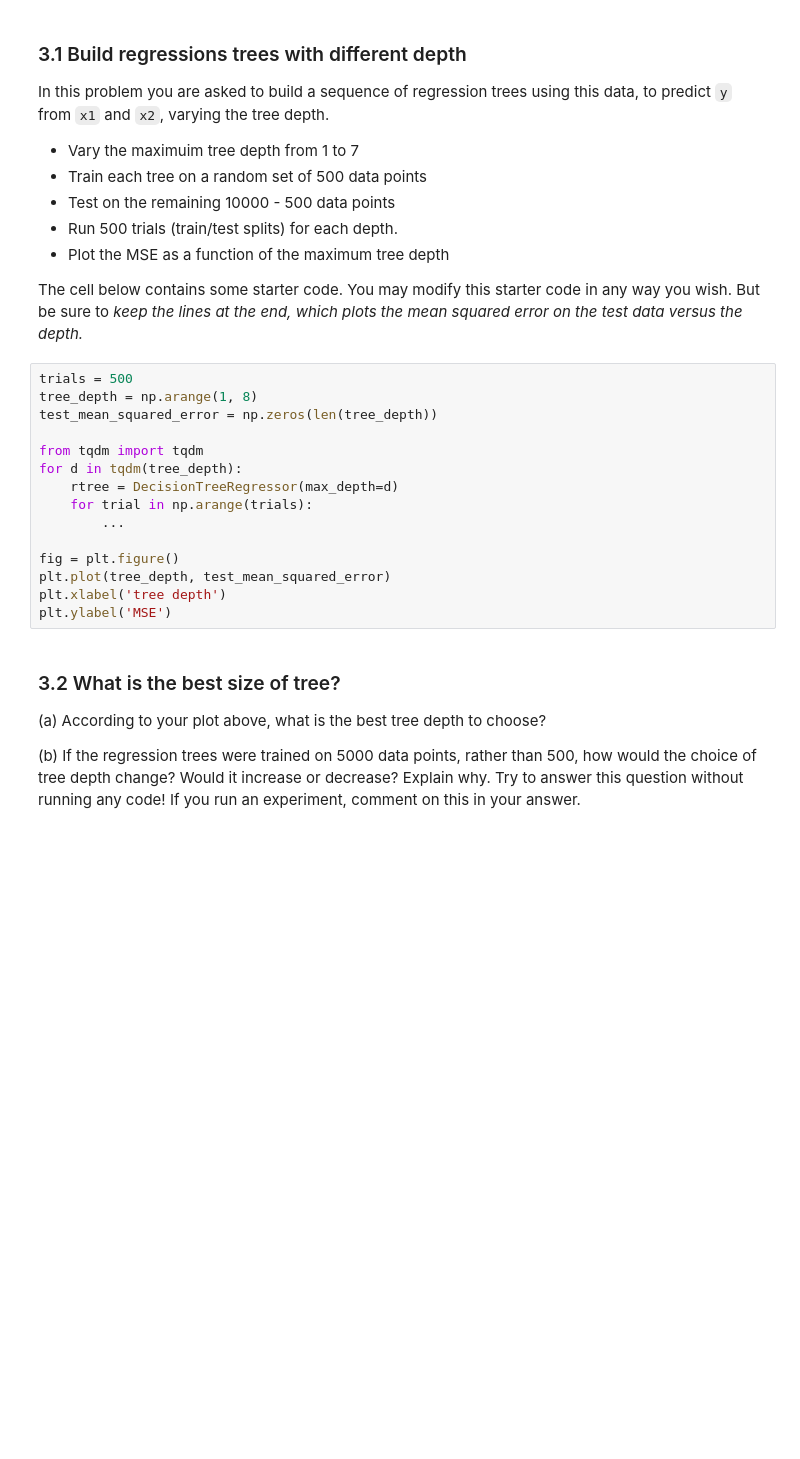
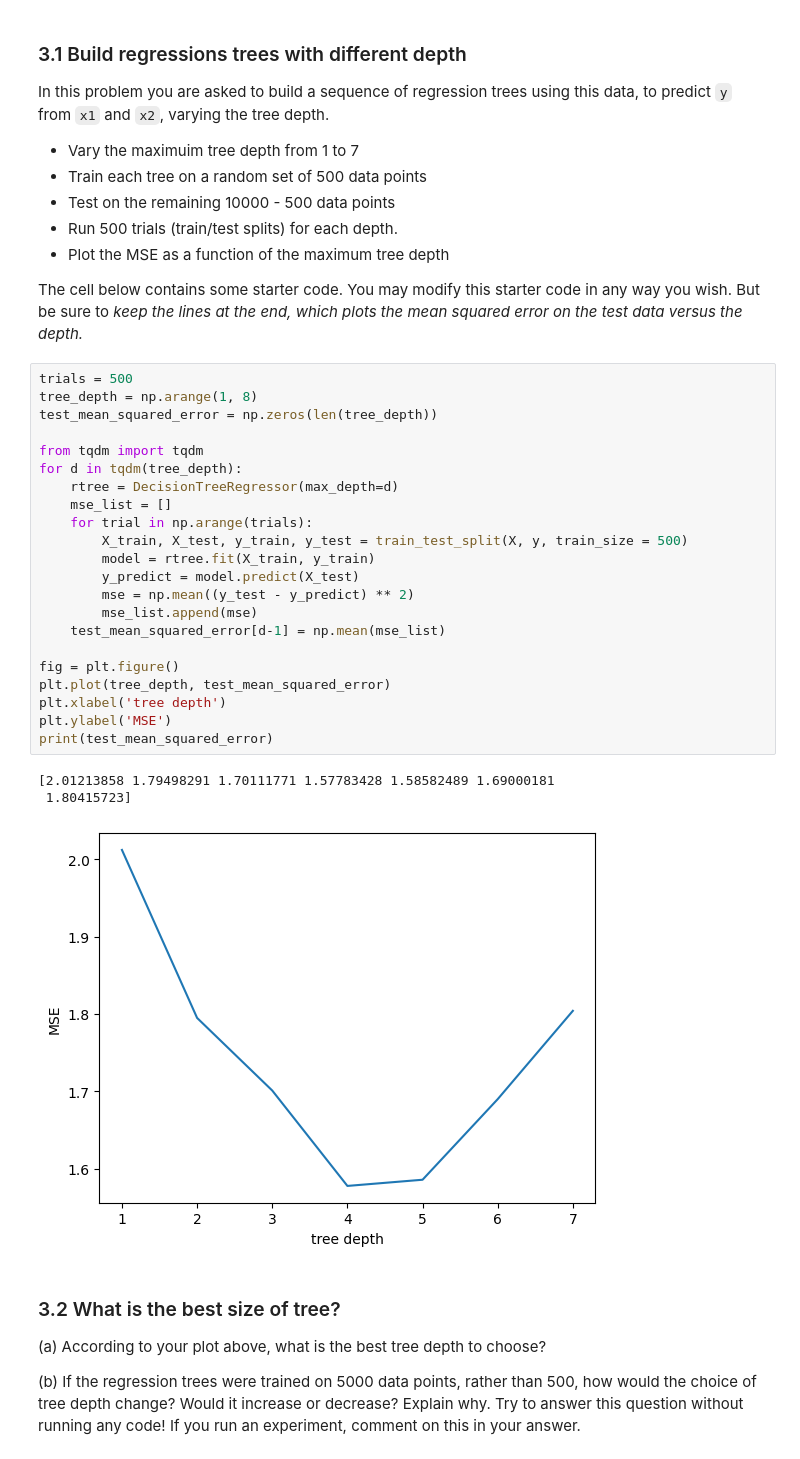
Before and after one commit to yaj0212/Introductory-Machine-Learning, a Jupyter notebook: assignments/assn2/assn2.ipynb, the cells around one changed output. Drawn from its saved outputs; the diff is of its cells as text; blank space fills up the shorter version.

```diff
--- a/assignments/assn2/assn2.ipynb
+++ b/assignments/assn2/assn2.ipynb
@@ -602,18 +681,29 @@ The cell below contains some starter code. You may modify this starter code in a
 # %%
 trials = 500
 tree_depth = np.arange(1, 8)
 test_mean_squared_error = np.zeros(len(tree_depth))
 
 from tqdm import tqdm
 for d in tqdm(tree_depth):
     rtree = DecisionTreeRegressor(max_depth=d)
+    mse_list = []
     for trial in np.arange(trials):
-        ...
+        X_train, X_test, y_train, y_test = train_test_split(X, y, train_size = 500)
+        model = rtree.fit(X_train, y_train)
+        y_predict = model.predict(X_test)
+        mse = np.mean((y_test - y_predict) ** 2)
+        mse_list.append(mse)
+    test_mean_squared_error[d-1] = np.mean(mse_list)
 
 fig = plt.figure()
 plt.plot(tree_depth, test_mean_squared_error)
 plt.xlabel('tree depth')
 plt.ylabel('MSE')
+print(test_mean_squared_error)
+# %% [output]
+[2.01213858 1.79498291 1.70111771 1.57783428 1.58582489 1.69000181
+ 1.80415723]
+[figure, added]
 # %% [markdown]
 ### 3.2 What is the best size of tree?
 
```
Also changed, not shown: parts of 27 cells of this notebook.
